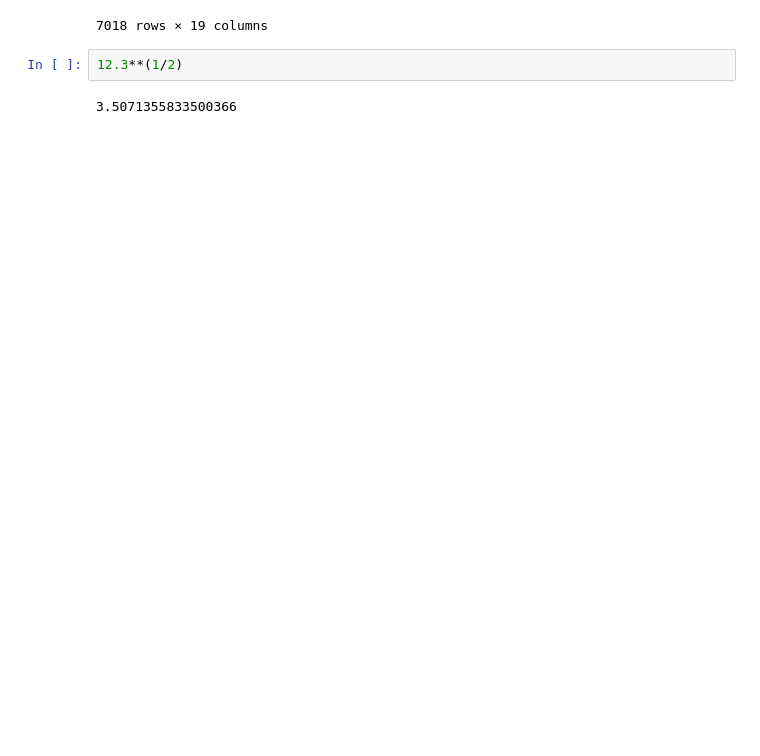
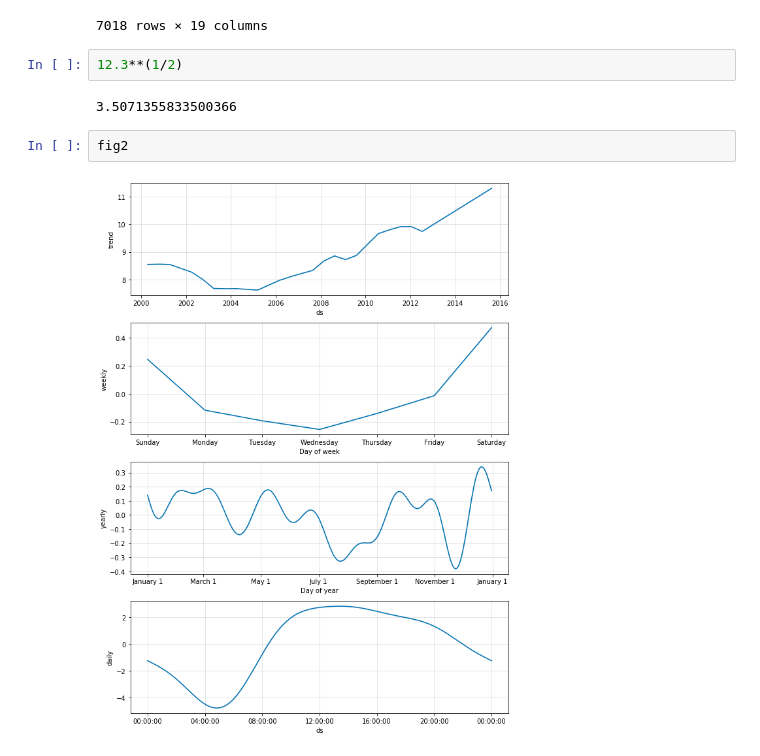
Before and after one commit to tcbonds/Project-5, a Jupyter notebook: FB_Prophet_Model.ipynb, the cells around one changed output. Drawn from its saved outputs; the diff is of its cells as text; blank space fills up the shorter version.

```diff
--- a/FB_Prophet_Model.ipynb
+++ b/FB_Prophet_Model.ipynb
@@ -94,3 +94,7 @@ forecast
 12.3**(1/2)
 # %% [output]
 3.5071355833500366
+# %%
+fig2
+# %% [output]
+[figure, added]
```
Also changed, not shown: parts of 8 cells of this notebook, 1 other file.
